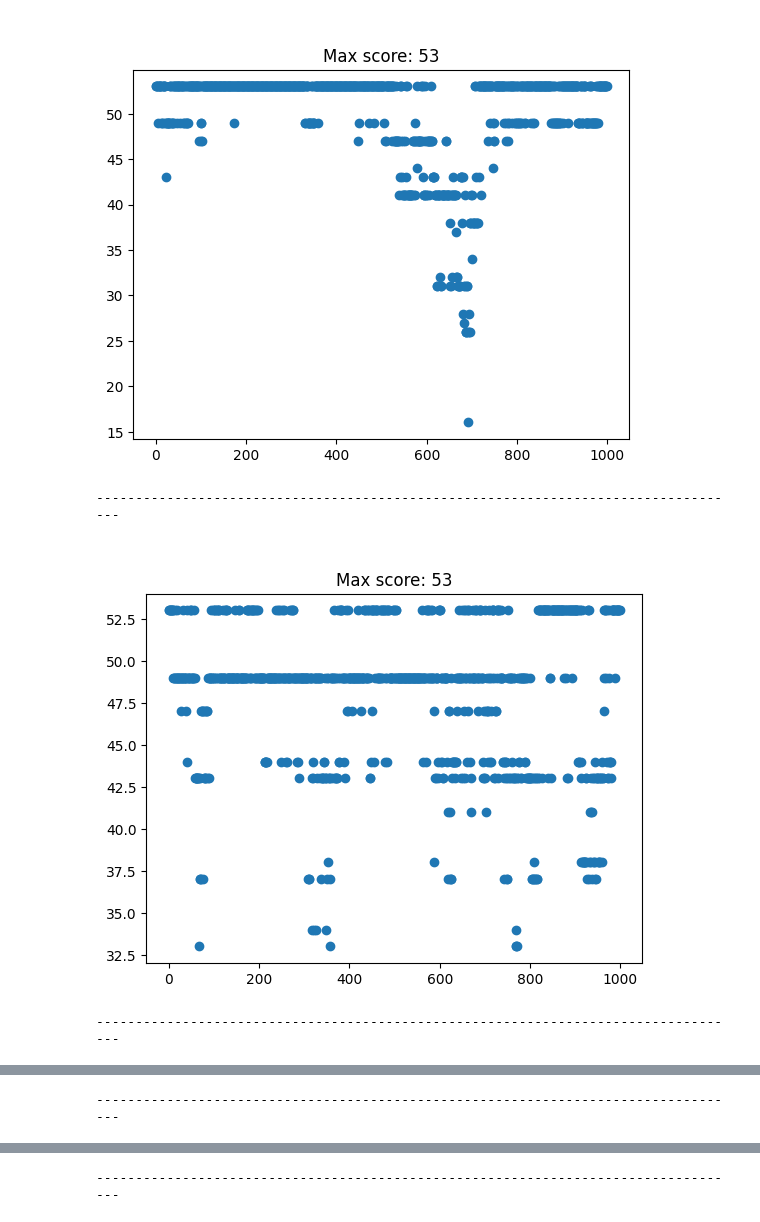
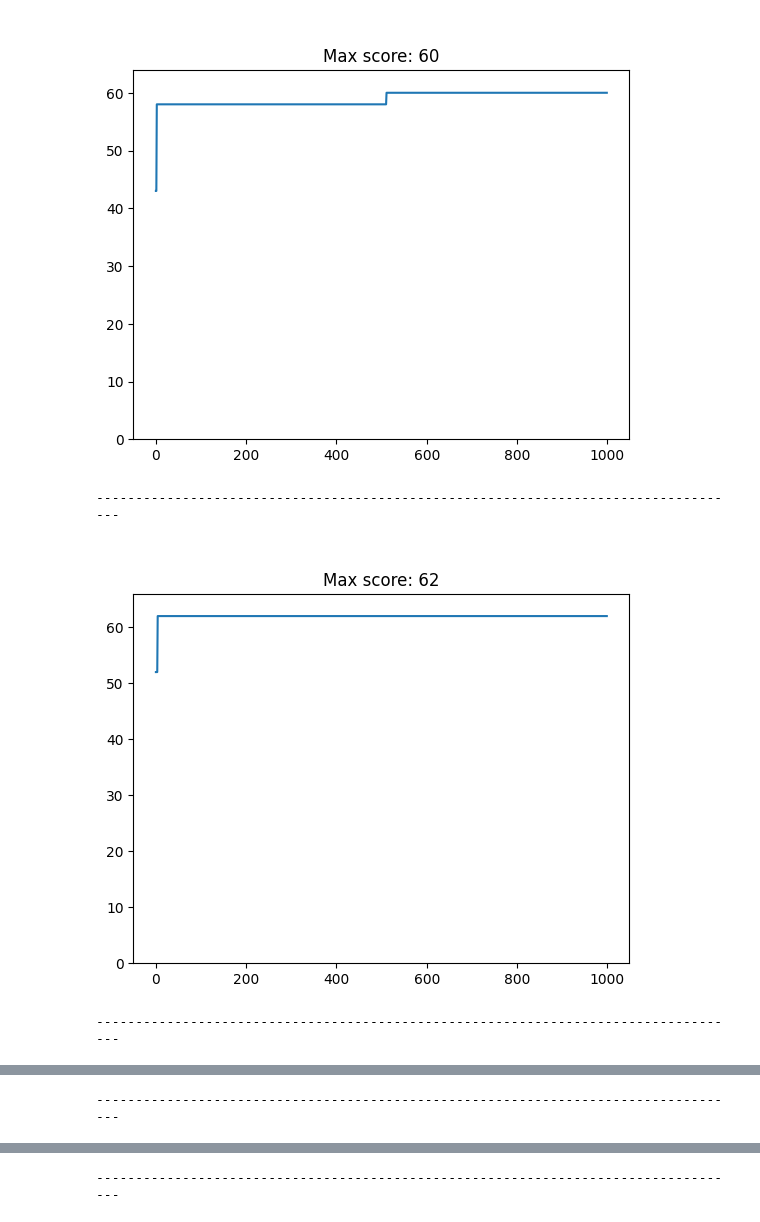
Before and after one commit to pgolbus/SummerSpringBoardAI, a Jupyter notebook: GA/knapsack.ipynb, the cells around one changed output, grey strips where cells are left out. Drawn from its saved outputs; the diff is of its cells as text; code cells hidden in the pictures.

```diff
--- a/GA/knapsack.ipynb
+++ b/GA/knapsack.ipynb
@@ -4,7 +4,7 @@ from matplotlib import pyplot as plt
 from knapsack import KnapsackGA
 # %%
 # Genetic Algorithm parameters
-POPULATION_SIZE = 100
+POPULATION_SIZE = 10
 MUTATION_RATE = 0.01
 GENERATIONS = 1000
 
@@ -12,11 +12,15 @@ GENERATIONS = 1000
 MAX_WEIGHT = 15
 # List of items [weight, value]
 KNAPSACK = [
+    [1, 5],
     [2, 6],
     [2, 10],
     [3, 12],
+    [3, 14],
     [4, 15],
-    [5, 16]
+    [5, 16],
+    [5, 11],
+    [6, 17],
 ]
 
 # plotting parameters
@@ -24,15 +28,16 @@ PLOT = 5
 # %%
 ga_runner = KnapsackGA(KNAPSACK)
 for i in range(PLOT):
     scores = ga_runner.genetic_algorithm(GENERATIONS, POPULATION_SIZE, MUTATION_RATE, max_weight=MAX_WEIGHT)
-    plt.scatter(range(len(scores)), scores)
+    plt.plot(scores)
     max_score = max(scores)
+    plt.ylim(0, max_score+4)
     plt.title(f"\nMax score: {max_score}")
     plt.show()
     if i != PLOT - 1:
         print("\n\n-----------------------------------------------------------------------------------")
 # %% [output]
-[figure, old version]
+[figure, new version]
 -----------------------------------------------------------------------------------
-[figure, old version]
+[figure, new version]
 -----------------------------------------------------------------------------------
```
Also changed, not shown: parts of 1 cell of this notebook, 1 other file.
